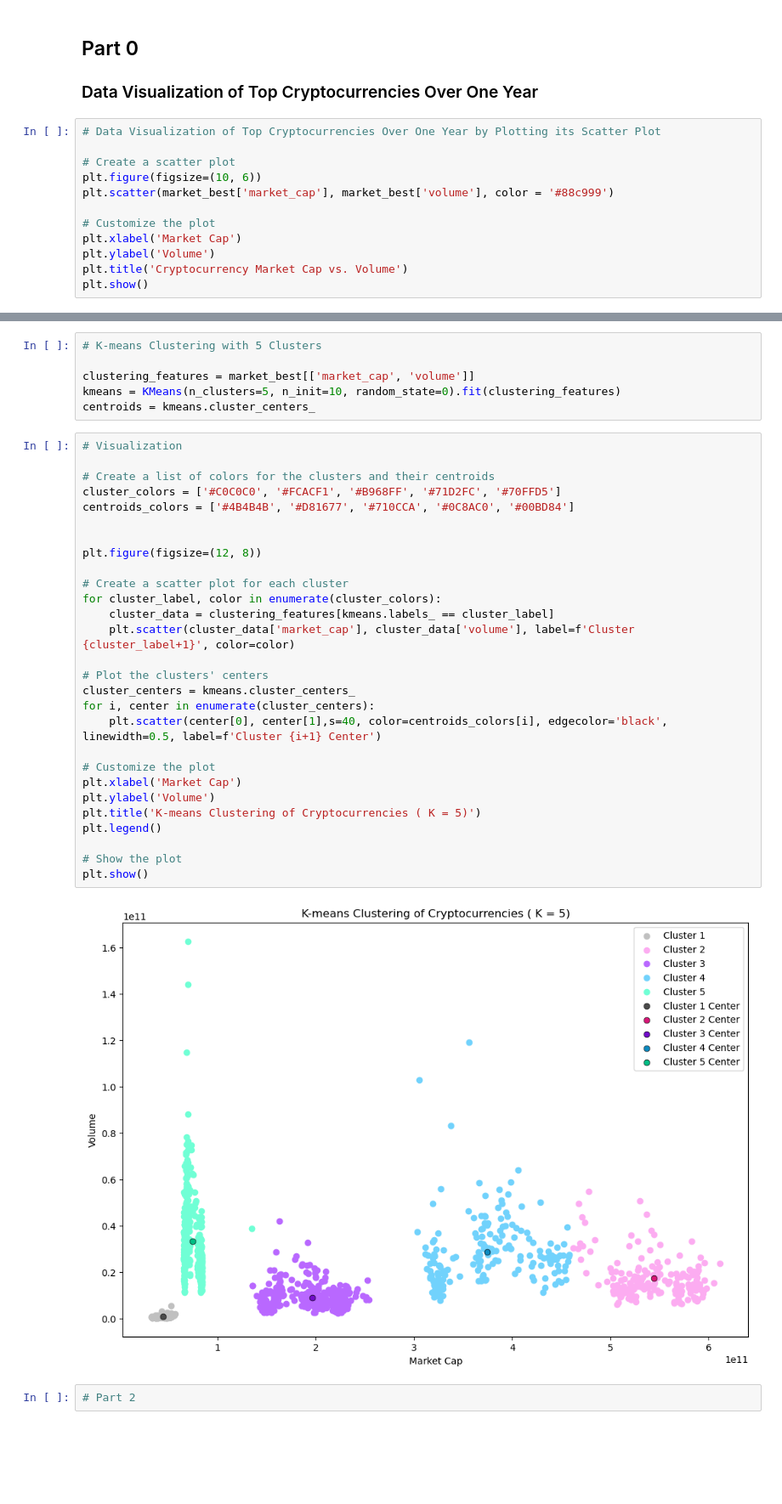
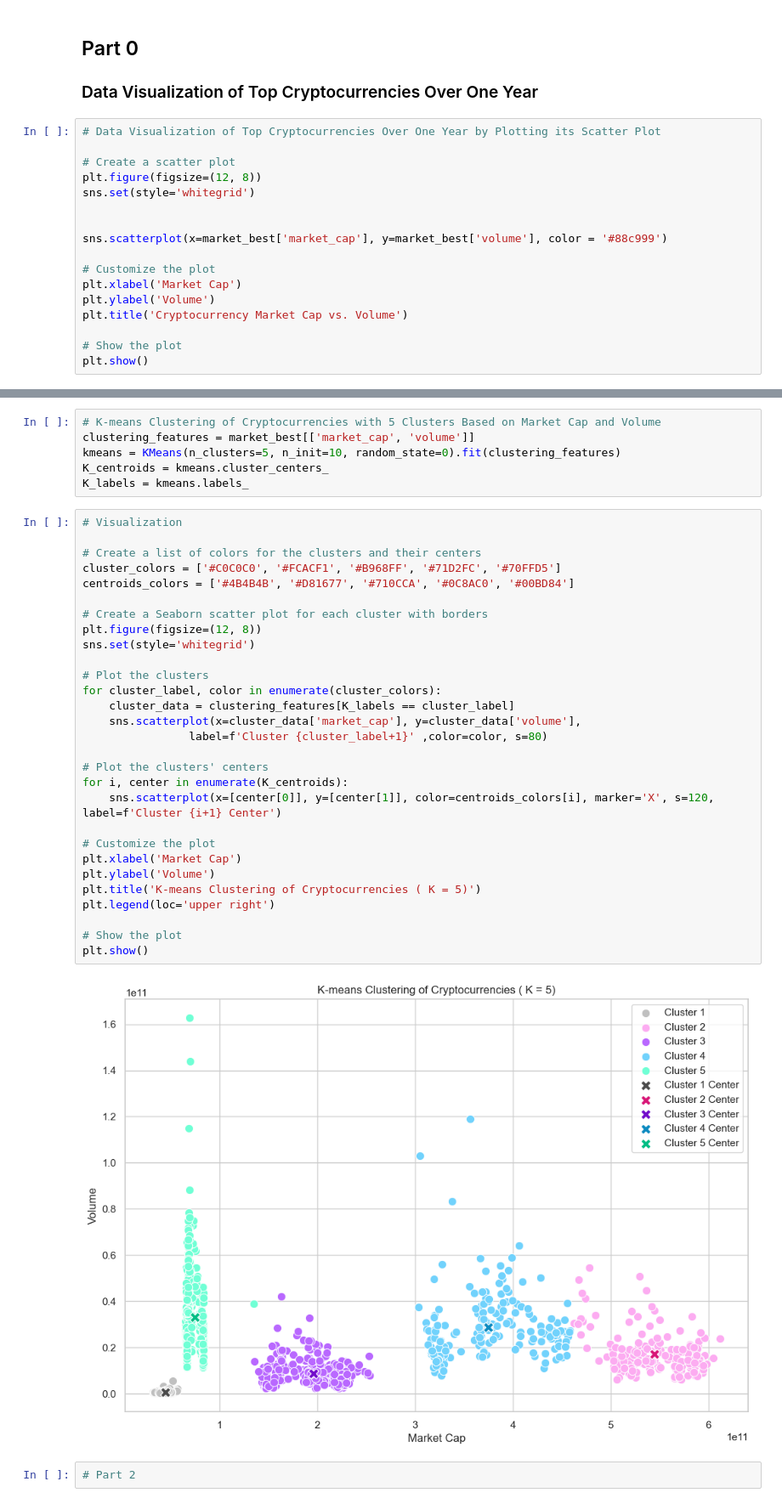
Before and after one commit to sixth-group/Faze2-FirstProject, a Jupyter notebook: section1-clustering/clustering.ipynb, the cells around one changed output, grey strips where cells are left out. Shown: that part at 85% size. Saved outputs shown, nothing was run; the diff lists cells and outputs as text; blank space fills up the shorter version.

```diff
--- a/section1-clustering/clustering.ipynb
+++ b/section1-clustering/clustering.ipynb
@@ -16,12 +16,17 @@ market_best = pd.read_csv("Q1_data.csv")
 # Data Visualization of Top Cryptocurrencies Over One Year by Plotting its Scatter Plot
 
 # Create a scatter plot
-plt.figure(figsize=(10, 6))
-plt.scatter(market_best['market_cap'], market_best['volume'], color = '#88c999')
+plt.figure(figsize=(12, 8))
+sns.set(style='whitegrid')
+
+
+sns.scatterplot(x=market_best['market_cap'], y=market_best['volume'], color = '#88c999')
 
 # Customize the plot
 plt.xlabel('Market Cap')
 plt.ylabel('Volume')
 plt.title('Cryptocurrency Market Cap vs. Volume')
+
+# Show the plot
 plt.show()
 # %% [output]
@@ -32,38 +37,39 @@ plt.show()
 # %%
-# K-means Clustering with 5 Clusters
-
+# K-means Clustering of Cryptocurrencies with 5 Clusters Based on Market Cap and Volume
 clustering_features = market_best[['market_cap', 'volume']]
 kmeans = KMeans(n_clusters=5, n_init=10, random_state=0).fit(clustering_features)
-centroids = kmeans.cluster_centers_
+K_centroids = kmeans.cluster_centers_
+K_labels = kmeans.labels_
 # %%
 # Visualization
 
-# Create a list of colors for the clusters and their centroids
+# Create a list of colors for the clusters and their centers
 cluster_colors = ['#C0C0C0', '#FCACF1', '#B968FF', '#71D2FC', '#70FFD5']
 centroids_colors = ['#4B4B4B', '#D81677', '#710CCA', '#0C8AC0', '#00BD84']
 
+# Create a Seaborn scatter plot for each cluster with borders
+plt.figure(figsize=(12, 8))
+sns.set(style='whitegrid')
 
-plt.figure(figsize=(12, 8))
-
-# Create a scatter plot for each cluster
+# Plot the clusters
 for cluster_label, color in enumerate(cluster_colors):
-    cluster_data = clustering_features[kmeans.labels_ == cluster_label]
-    plt.scatter(cluster_data['market_cap'], cluster_data['volume'], label=f'Cluster {cluster_label+1}', color=color)
+    cluster_data = clustering_features[K_labels == cluster_label]
+    sns.scatterplot(x=cluster_data['market_cap'], y=cluster_data['volume'],
+                label=f'Cluster {cluster_label+1}' ,color=color, s=80)
 
 # Plot the clusters' centers
-cluster_centers = kmeans.cluster_centers_
-for i, center in enumerate(cluster_centers):
-    plt.scatter(center[0], center[1],s=40, color=centroids_colors[i], edgecolor='black', linewidth=0.5, label=f'Cluster {i+1} Center')
+for i, center in enumerate(K_centroids):
+    sns.scatterplot(x=[center[0]], y=[center[1]], color=centroids_colors[i], marker='X', s=120, label=f'Cluster {i+1} Center')
 
 # Customize the plot
 plt.xlabel('Market Cap')
 plt.ylabel('Volume')
 plt.title('K-means Clustering of Cryptocurrencies ( K = 5)')
-plt.legend()
+plt.legend(loc='upper right')
 
 # Show the plot
 plt.show()
 # %% [output]
-[figure, old version]
+[figure, new version]
 # %%
 # Part 2
```
Also changed, not shown: parts of 10 cells of this notebook.
